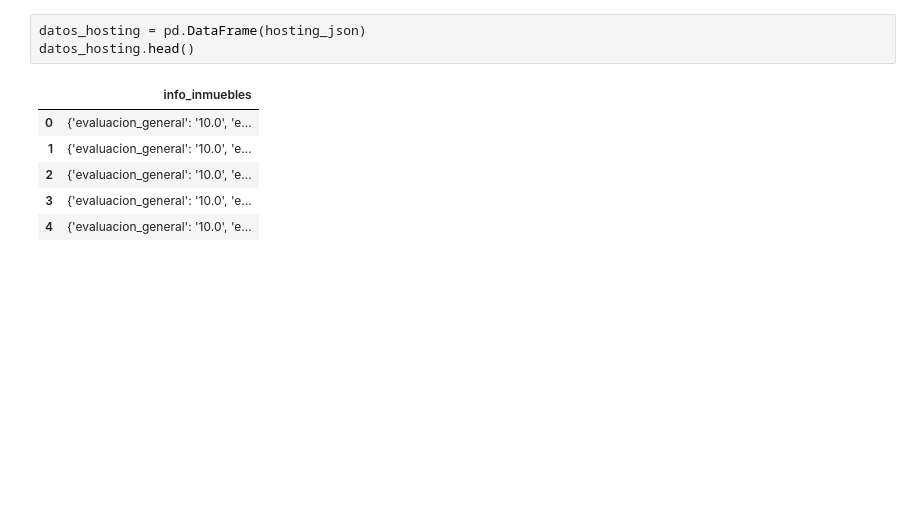
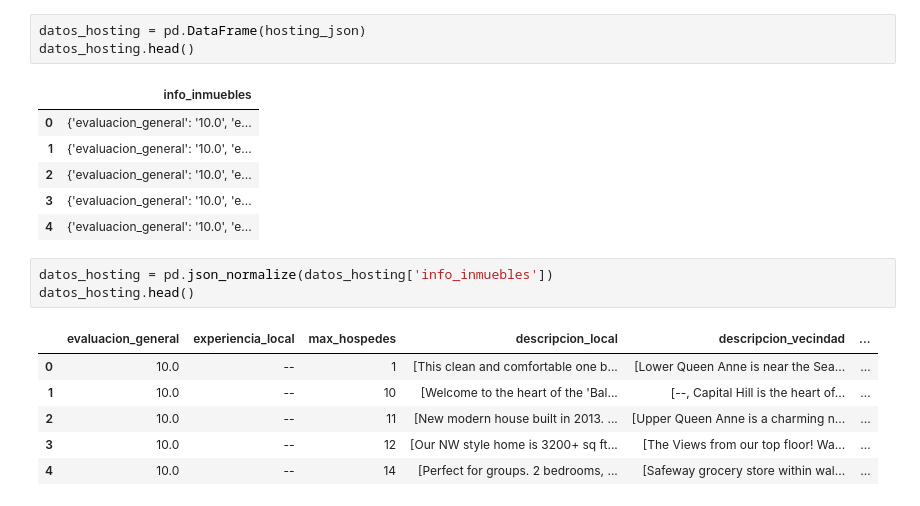
Before and after one commit to Near-o7/pandas_transformation, a Jupyter notebook: pandas_transformations.ipynb, the cells around one changed output. Drawn from its saved outputs; the diff is of its cells as text; blank space fills up the shorter version.

```diff
--- a/pandas_transformations.ipynb
+++ b/pandas_transformations.ipynb
@@ -22,3 +24,13 @@ datos_hosting.head()
 | 2 | {'evaluacion_general': '10.0', 'e... |
 | 3 | {'evaluacion_general': '10.0', 'e... |
 | 4 | {'evaluacion_general': '10.0', 'e... |
+# %%
+datos_hosting = pd.json_normalize(datos_hosting['info_inmuebles'])
+datos_hosting.head()
+# %% [output]
+|  | evaluacion_general | experiencia_local | max_hospedes | descripcion_local | descripcion_vecindad | ... |
+| 0 | 10.0 | -- | 1 | [This clean and comfortable one b... | [Lower Queen Anne is near the Sea... | ... |
+| 1 | 10.0 | -- | 10 | [Welcome to the heart of the 'Bal... | [--, Capital Hill is the heart of... | ... |
+| 2 | 10.0 | -- | 11 | [New modern house built in 2013. ... | [Upper Queen Anne is a charming n... | ... |
+| 3 | 10.0 | -- | 12 | [Our NW style home is 3200+ sq ft... | [The Views from our top floor! Wa... | ... |
+| 4 | 10.0 | -- | 14 | [Perfect for groups. 2 bedrooms, ... | [Safeway grocery store within wal... | ... |
```
Also changed, not shown: parts of 1 cell of this notebook.
